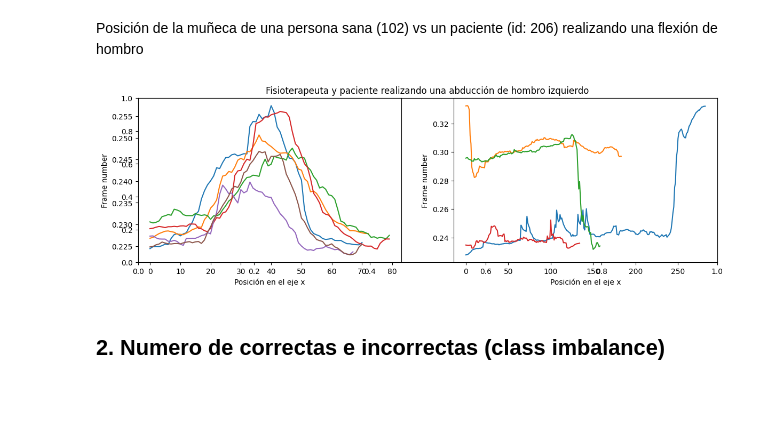
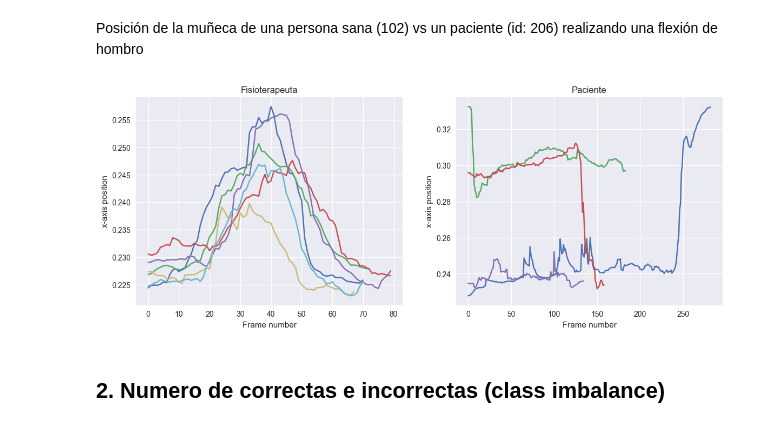
Before and after one commit to nmartinser/Telerehabilitation, a Jupyter notebook: notebooks/analisis_datos.ipynb, the cells around one changed output. Drawn from its saved outputs; the diff is of its cells as text; code cells hidden in the pictures; blank space fills up the shorter version.

```diff
--- a/notebooks/analisis_datos.ipynb
+++ b/notebooks/analisis_datos.ipynb
@@ -4,6 +4,7 @@
 # importar librerias necesarias
 import pandas as pd # para manejar dataframes
 import matplotlib.pyplot as plt
+plt.style.use('seaborn-v0_8')
 # %%
 # dataframe con toda la informacion recompilada de RawData
 df_data = pd.read_csv('../csvFiles/raw_pacientes.csv', dtype=object) # salida de leer_dataset.ipynb
@@ -42,10 +43,11 @@ def repetition_graph(df:pd.DataFrame, keyPoint:str, movementAxis:str):
     for name, group in groups:
         spinBase = group[group['JointName']=='SpineBase'][movementAxis] # cogemos tambien la posicion de la base de la columna para poder normalizar los datos
         WristRight = group[group['JointName']==keyPoint][movementAxis]
-        normalize_gesture = WristRight.values - spinBase.values
-        plt.plot(normalize_gesture, label = "repetition "+ str(name))
-        plt.xlabel("Posición en el eje x")
-        plt.ylabel("Frame number")
+        normalize_values = WristRight.values - spinBase.values
+
+        plt.plot(normalize_values)
+        plt.ylabel("x-axis position")
+        plt.xlabel("Frame number")
 # %%
 def extraer_persona(df:pd.DataFrame, id:str, id_gesture:list[str]) -> pd.DataFrame:
     """
@@ -61,17 +63,18 @@ persona_sana = extraer_persona(df_data, '102', ['5'])
 paciente_206 = extraer_persona(df_data, '206', ['5'])
 # %%
 # creamos una gráfica para cada persona
-fig = plt.figure(figsize=(14, 4))
-plt.title('Fisioterapeuta y paciente realizando una abducción de hombro izquierdo')
+fig = plt.figure(figsize=(14, 5))
 plt.subplot(1, 2, 1)
+plt.title('Fisioterapeuta')
 repetition_graph(persona_sana, 'WristRight', '3D_X')
 
 plt.subplot(1, 2, 2)
+plt.title('Paciente')
 repetition_graph(paciente_206, 'WristRight', '3D_X')
 
 plt.show()
 # %% [output]
-[figure, old version]
+[figure, new version]
 # %% [markdown]
 ## 2. Numero de correctas e incorrectas (class imbalance)
 # %% [markdown]
```
Also changed, not shown: parts of 2 cells of this notebook.
